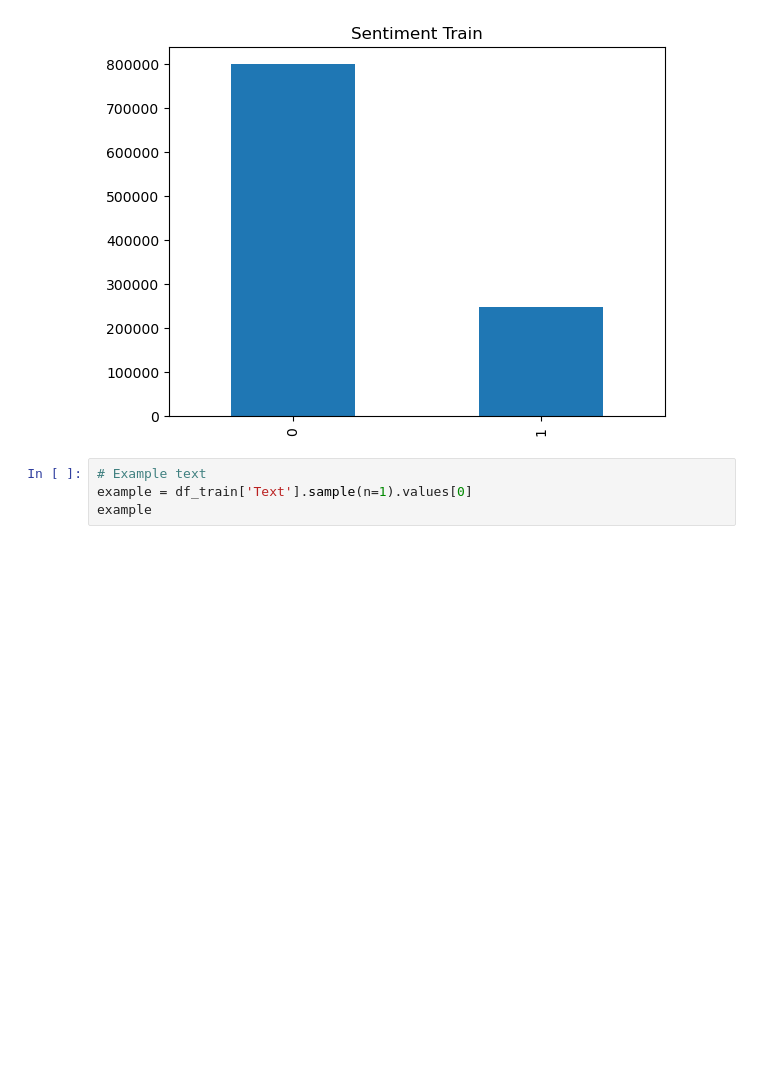
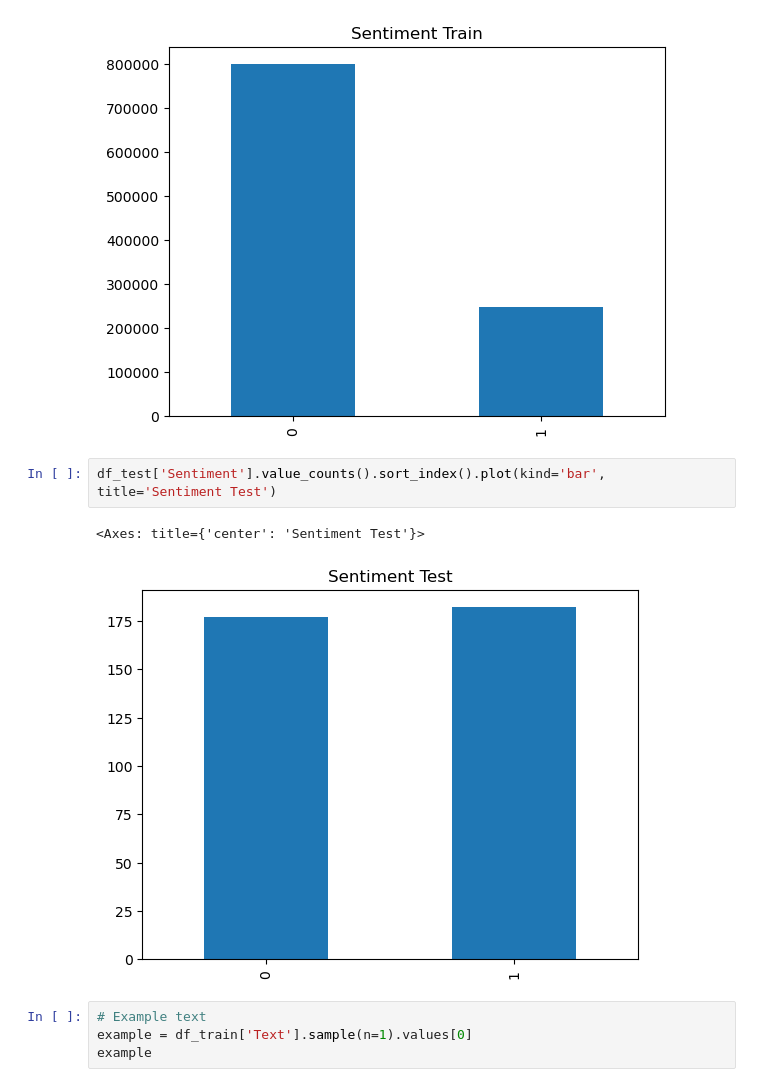
Before and after one commit to kanielv/MML, a Jupyter notebook: Assignment2/assignment2.ipynb, the cells around one changed output. Saved outputs shown, nothing was run; the diff lists cells and outputs as text; blank space fills up the shorter version.

```diff
--- a/Assignment2/assignment2.ipynb
+++ b/Assignment2/assignment2.ipynb
@@ -18,6 +18,11 @@ df_train['Sentiment'].value_counts().sort_index().plot(kind='bar', title='Sentim
 # %% [output]
 <Axes: title={'center': 'Sentiment Train'}>
 [figure]
+# %%
+df_test['Sentiment'].value_counts().sort_index().plot(kind='bar', title='Sentiment Test')
+# %% [output]
+<Axes: title={'center': 'Sentiment Test'}>
+[figure, added]
 # %%
 # Example text
 example = df_train['Text'].sample(n=1).values[0]
```
